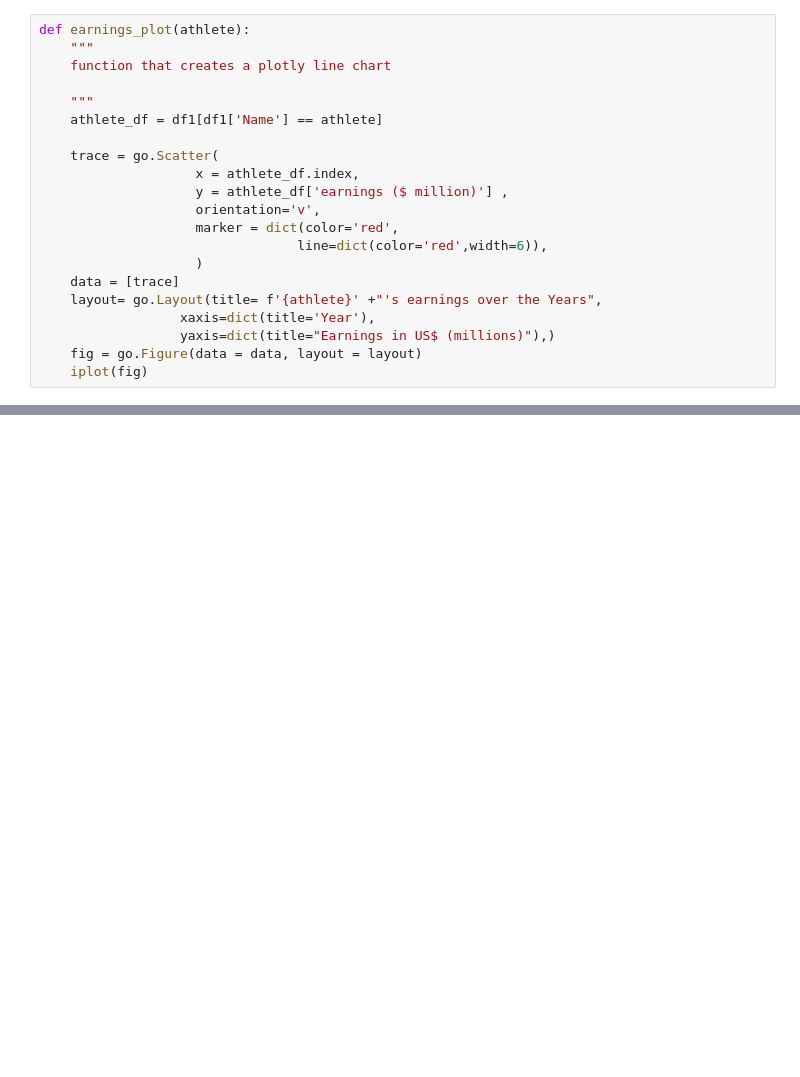
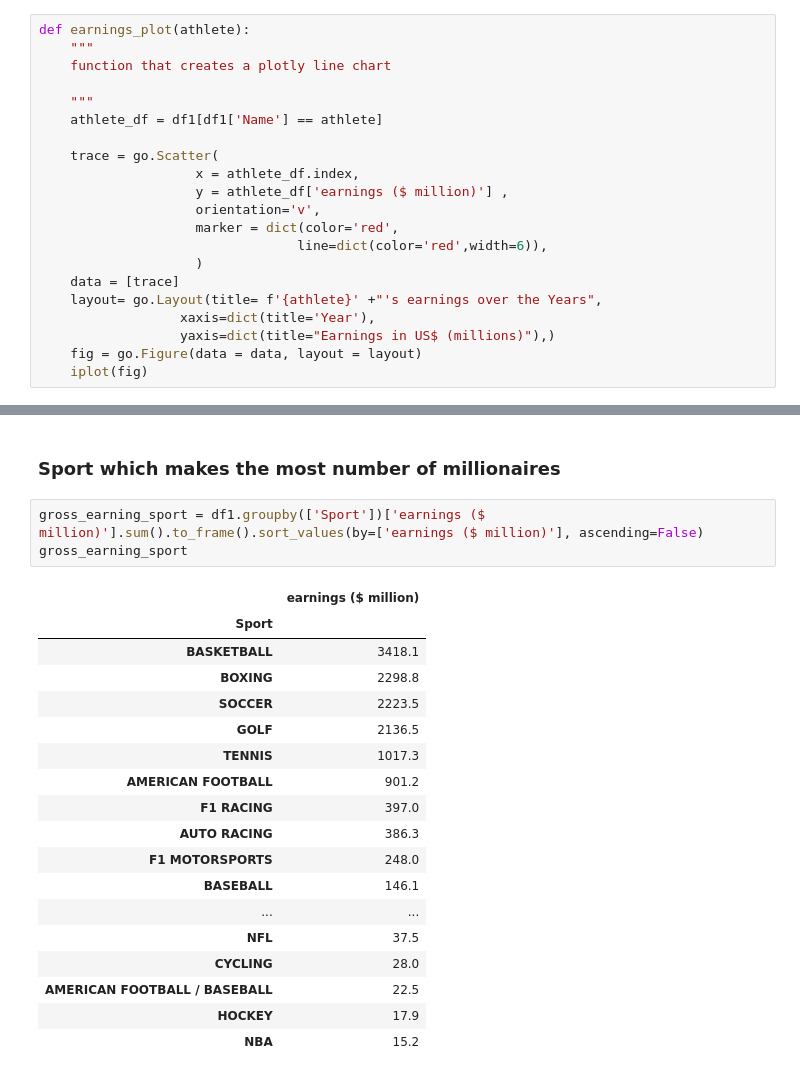
Before and after one commit to prakash-kr/Springboard, a Jupyter notebook: HighestPaidAthletes/Forbes Highest paid Athletes in the world.ipynb, the cells around one changed output, grey strips where cells are left out. Cells and saved outputs as stored; diff of their text form; blank space fills up the shorter version.

```diff
--- a/HighestPaidAthletes/Forbes Highest paid Athletes in the world.ipynb
+++ b/HighestPaidAthletes/Forbes Highest paid Athletes in the world.ipynb
@@ -282,3 +282,27 @@ def earnings_plot(athlete):
 earnings_plot('Tiger Woods')
 # %% [output]
 [interactive output not drawn]
+# %% [markdown]
+### Sport which makes the most number of millionaires
+# %%
+gross_earning_sport = df1.groupby(['Sport'])['earnings ($ million)'].sum().to_frame().sort_values(by=['earnings ($ million)'], ascending=False)
+gross_earning_sport
+# %% [output]
+|  | earnings ($ million) |
+| Sport |  |
+| BASKETBALL | 3418.1 |
+| BOXING | 2298.8 |
+| SOCCER | 2223.5 |
+| GOLF | 2136.5 |
+| TENNIS | 1017.3 |
+| AMERICAN FOOTBALL | 901.2 |
+| F1 RACING | 397.0 |
+| AUTO RACING | 386.3 |
+| F1 MOTORSPORTS | 248.0 |
+| BASEBALL | 146.1 |
+| ... | ... |
+| NFL | 37.5 |
+| CYCLING | 28.0 |
+| AMERICAN FOOTBALL / BASEBALL | 22.5 |
+| HOCKEY | 17.9 |
+| NBA | 15.2 |
```
Also changed, not shown: parts of 8 cells of this notebook.
